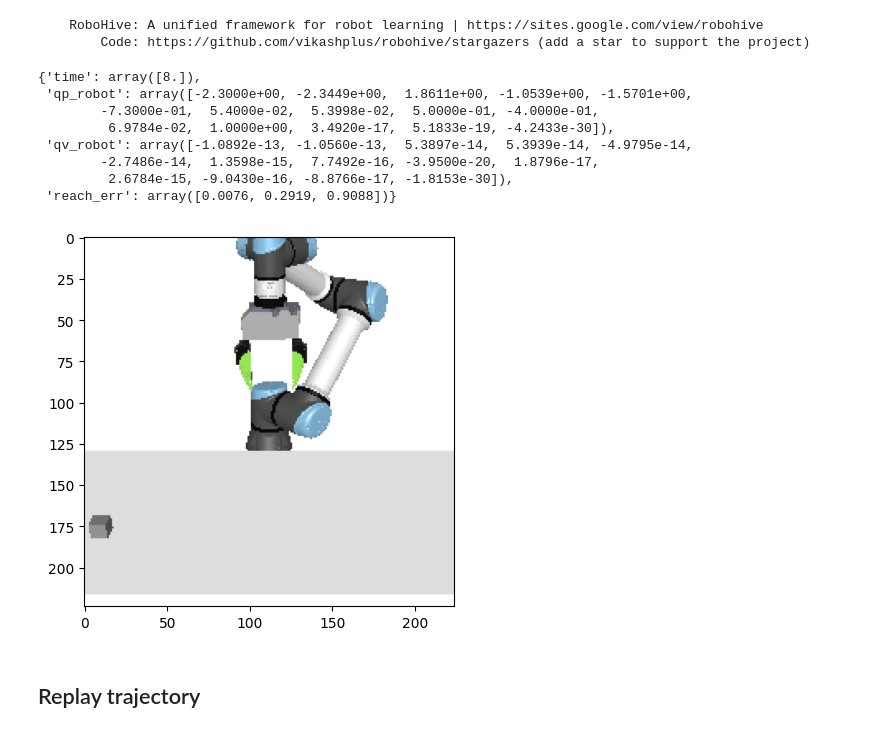
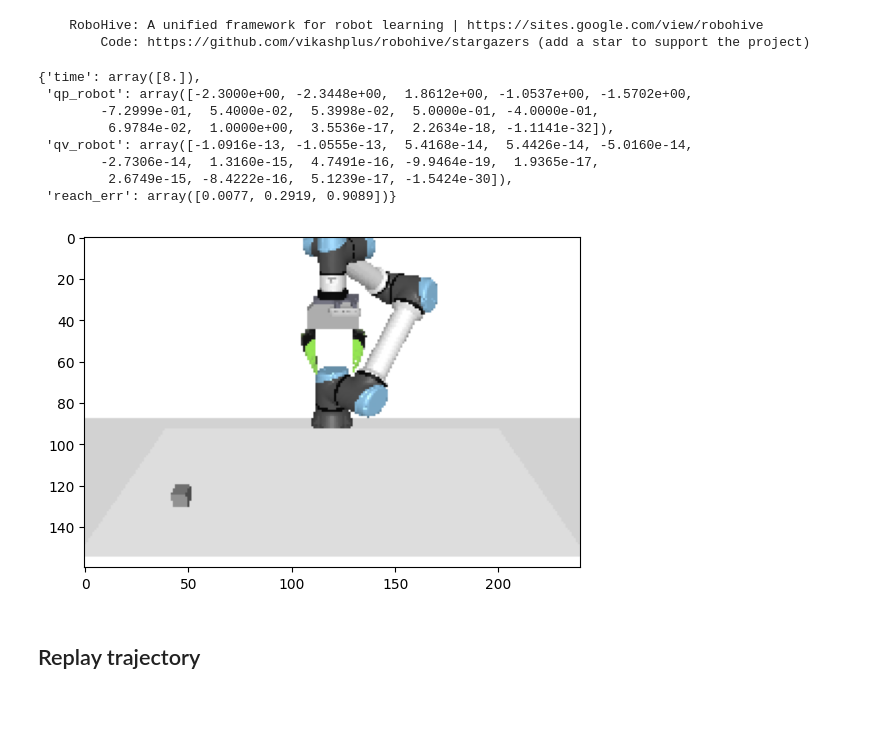
Before and after one commit to lklimkiewicz7/robohive-plus, a Jupyter notebook: extra/replay_trajectory.ipynb, the cells around one changed output. Cells and saved outputs as stored; diff of their text form; code cells hidden in the pictures; blank space fills up the shorter version.

```diff
--- a/extra/replay_trajectory.ipynb
+++ b/extra/replay_trajectory.ipynb
@@ -27,22 +27,22 @@ env.reset();
 # %%
 # go to initial position
 for _ in range(100):
     action = [-2.30, -2.34, 1.85, -1.06, -1.57, -0.73, 0.054]
     allinfo_tdt = env.step(action)
 
 obs = env.get_obs(update_exteroception=True)
-plt.imshow(env.visual_dict['rgb:front:224x224:2d'])
+plt.imshow(env.visual_dict['rgb:front:160x240:2d'])
 env.obs_dict
 # %% [output]
 {'time': array([8.]),
- 'qp_robot': array([-2.3000e+00, -2.3449e+00,  1.8611e+00, -1.0539e+00, -1.5701e+00,
-        -7.3000e-01,  5.4000e-02,  5.3998e-02,  5.0000e-01, -4.0000e-01,
-         6.9784e-02,  1.0000e+00,  3.4920e-17,  5.1833e-19, -4.2433e-30]),
- 'qv_robot': array([-1.0892e-13, -1.0560e-13,  5.3897e-14,  5.3939e-14, -4.9795e-14,
-        -2.7486e-14,  1.3598e-15,  7.7492e-16, -3.9500e-20,  1.8796e-17,
-         2.6784e-15, -9.0430e-16, -8.8766e-17, -1.8153e-30]),
- 'reach_err': array([0.0076, 0.2919, 0.9088])}
+ 'qp_robot': array([-2.3000e+00, -2.3448e+00,  1.8612e+00, -1.0537e+00, -1.5702e+00,
+        -7.2999e-01,  5.4000e-02,  5.3998e-02,  5.0000e-01, -4.0000e-01,
+         6.9784e-02,  1.0000e+00,  3.5536e-17,  2.2634e-18, -1.1141e-32]),
+ 'qv_robot': array([-1.0916e-13, -1.0555e-13,  5.4168e-14,  5.4426e-14, -5.0160e-14,
+        -2.7306e-14,  1.3160e-15,  4.7491e-16, -9.9464e-19,  1.9365e-17,
+         2.6749e-15, -8.4222e-16,  5.1239e-17, -1.5424e-30]),
+ 'reach_err': array([0.0077, 0.2919, 0.9089])}
-[figure, old version]
+[figure, new version]
 # %% [markdown]
 ## Replay trajectory
 # %%
```
Also changed, not shown: parts of 6 cells of this notebook, 13 other files.
